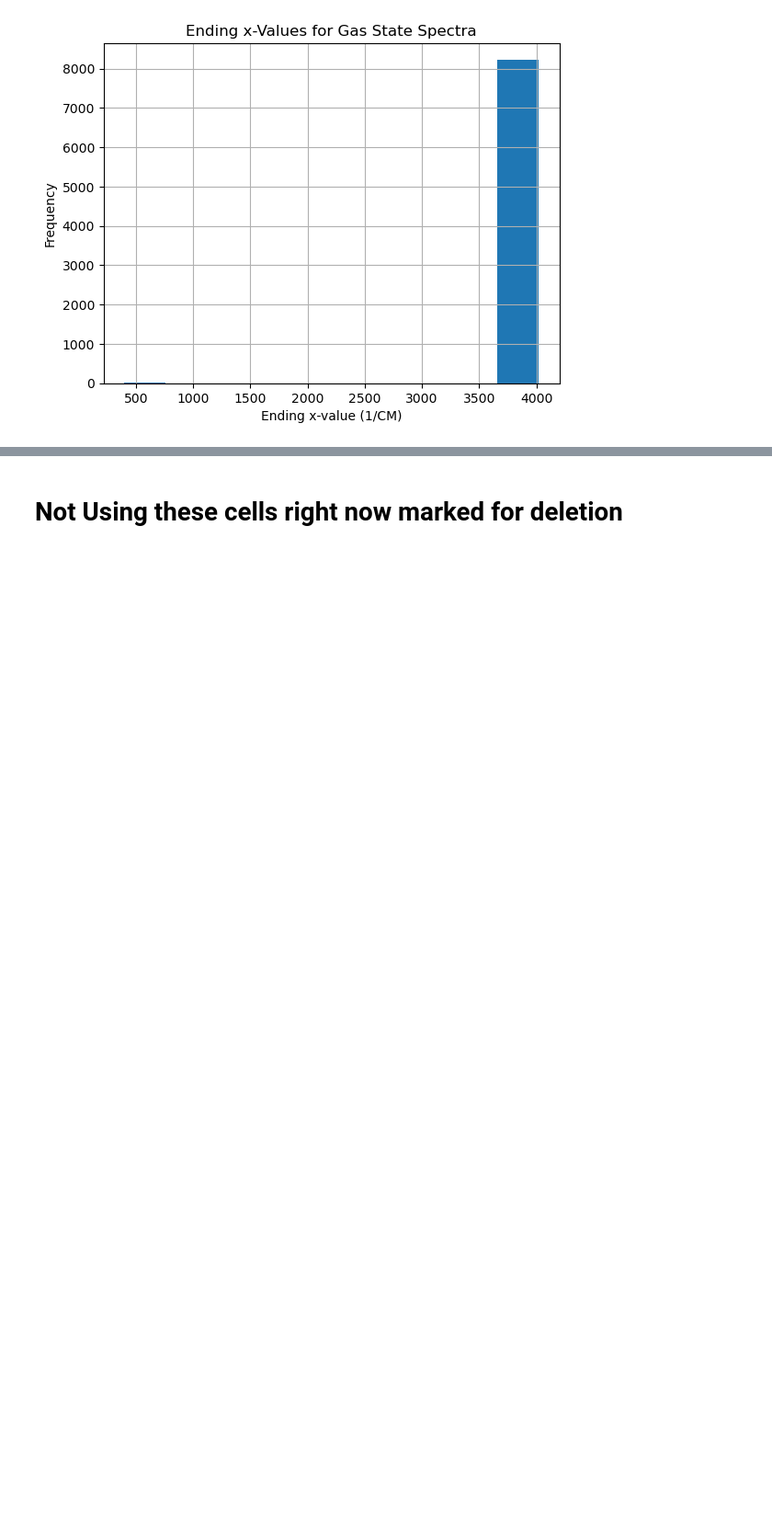
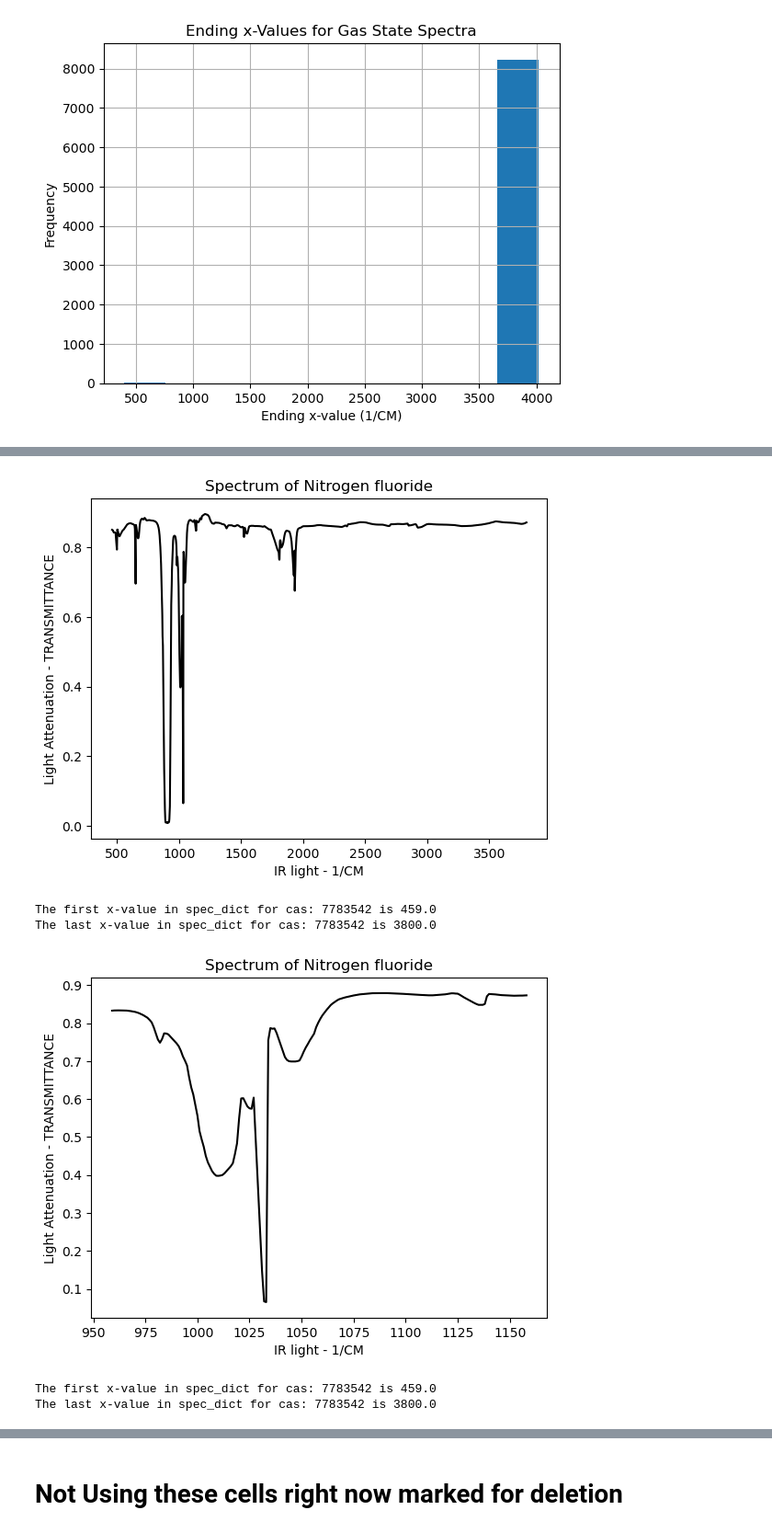
Before and after one commit to kevinpatrickkent/NIST-IR-MachineLearning, a Jupyter notebook: NISTWebbookML.ipynb, the cells around one changed output, grey strips where cells are left out. Shown at 92% size. Saved outputs shown, nothing was run; the diff lists cells and outputs as text; code cells hidden in the pictures; blank space fills up the shorter version.

Commit message:
Data cleaning nearly complete for gas spectra. Move on to EDA.

```diff
--- a/NISTWebbookML.ipynb
+++ b/NISTWebbookML.ipynb
@@ -845,0 +766,34 @@ The last x-value in spec_dict for cas: 7783542 is 3800.0
+# %%
+# OK now lets look at some of the other types of spectra as well.
+
+# one of the other types has a deltax of 1 cm-1
+one = df.loc[gas,'deltax'] == 1
+
+cas = df.loc[gas & one, :].index[0]
+ind = spec_dict['cas'].index(cas)
+plt.plot(spec_dict['x'][ind], spec_dict['y'][ind], color = 'black')
+plt.xlabel('IR light - ' + df.loc[cas,'xunits'])
+plt.ylabel('Light Attenuation - ' + df.loc[cas,'yunits'])
+plt.title('Spectrum of ' + df.loc[cas,'title'])
+plt.show()
+print('The first x-value in spec_dict for cas:',cas,'is',spec_dict['x'][ind][0])
+print('The last x-value in spec_dict for cas:',cas,'is',spec_dict['x'][ind][-1])
+
+zstrt = 500
+zend = 700
+cas = df.loc[gas & one, :].index[0]
+ind = spec_dict['cas'].index(cas)
+plt.plot(spec_dict['x'][ind][zstrt:zend], spec_dict['y'][ind][zstrt:zend], color = 'black')
+plt.xlabel('IR light - ' + df.loc[cas,'xunits'])
+plt.ylabel('Light Attenuation - ' + df.loc[cas,'yunits'])
+plt.title('Spectrum of ' + df.loc[cas,'title'])
+plt.show()
+print('The first x-value in spec_dict for cas:',cas,'is',spec_dict['x'][ind][0])
+print('The last x-value in spec_dict for cas:',cas,'is',spec_dict['x'][ind][-1])
+# %% [output]
+[figure, added]
+The first x-value in spec_dict for cas: 7783542 is 459.0
+The last x-value in spec_dict for cas: 7783542 is 3800.0
+[figure, added]
+The first x-value in spec_dict for cas: 7783542 is 459.0
+The last x-value in spec_dict for cas: 7783542 is 3800.0
```
Also changed, not shown: parts of 38 cells of this notebook.
